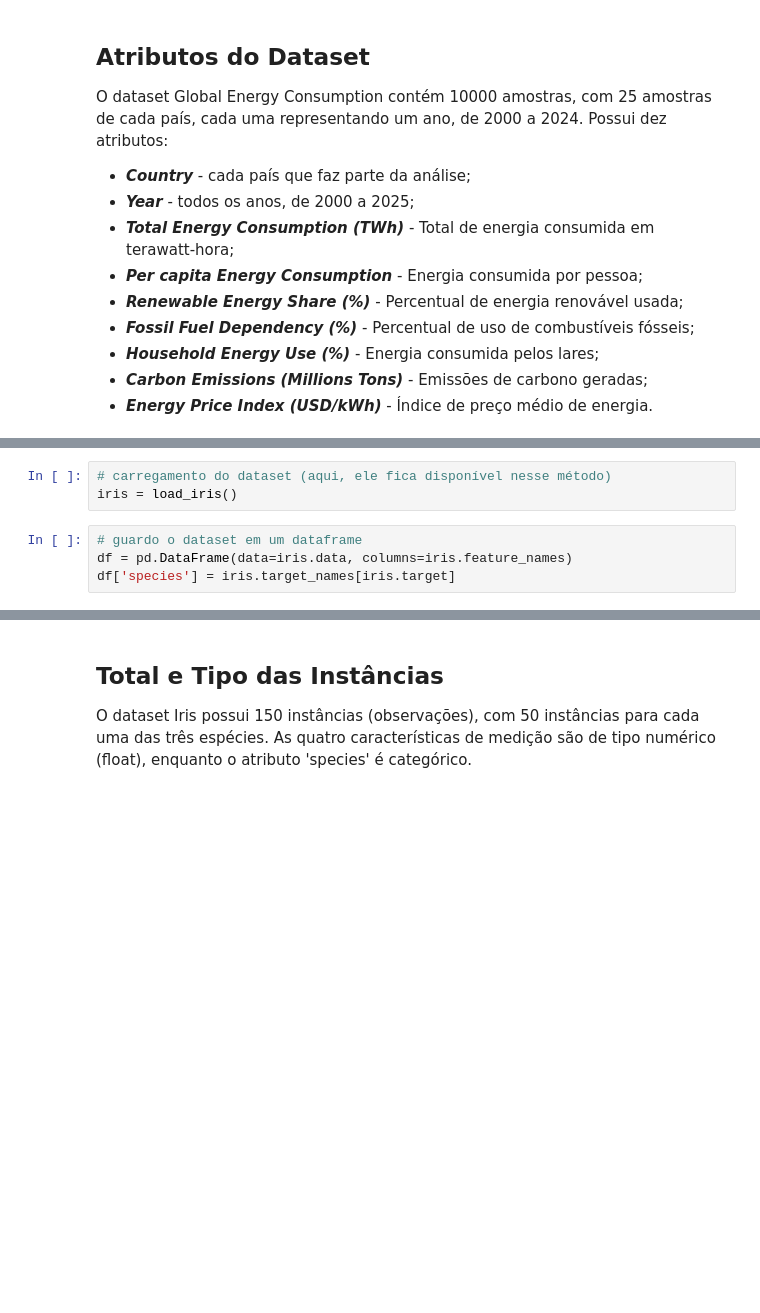
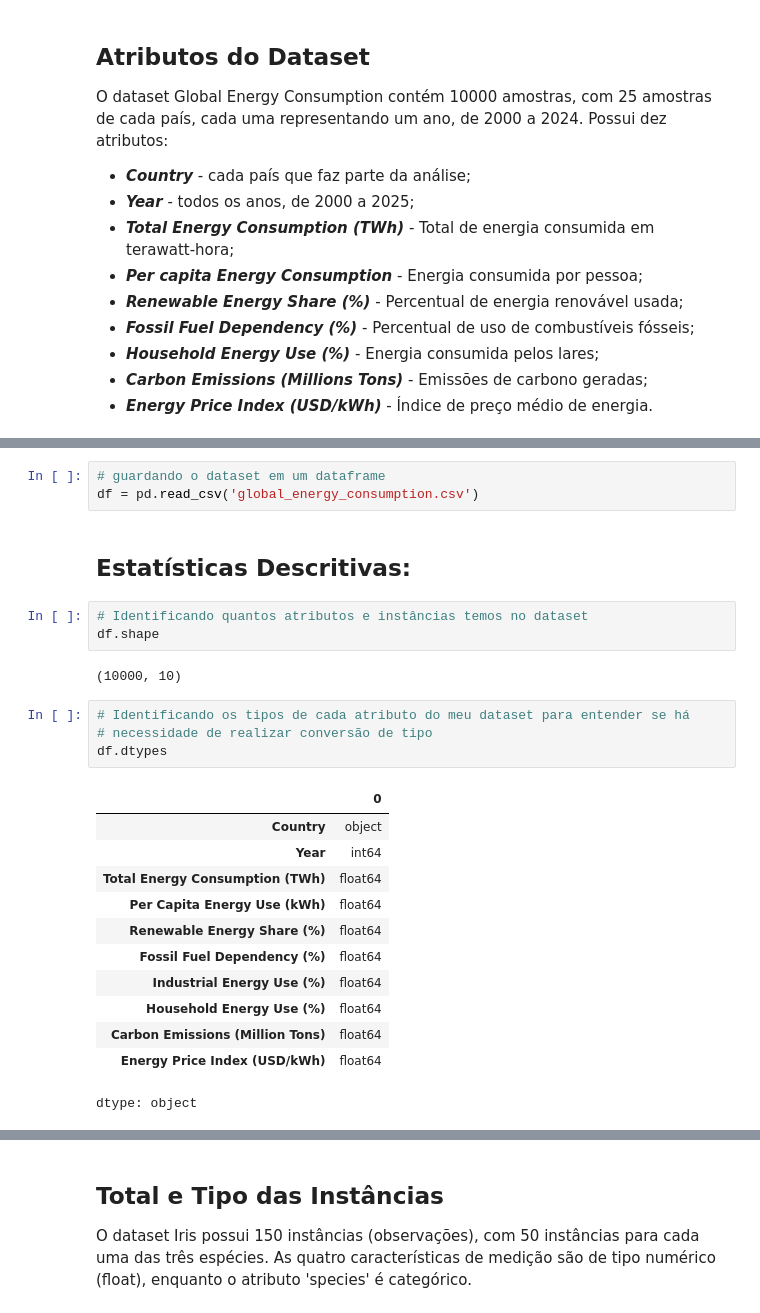
Before and after one commit to mateustabach/EntregasPUC, a Jupyter notebook: MVP_Mateus_Tabach.ipynb, the cells around one changed output, grey strips where cells are left out. Drawn from its saved outputs; the diff is of its cells as text; blank space fills up the shorter version.

```diff
--- a/MVP_Mateus_Tabach.ipynb
+++ b/MVP_Mateus_Tabach.ipynb
@@ -83,10 +90,30 @@ from sklearn.pipeline import Pipeline
-# %%
-# carregamento do dataset (aqui, ele fica disponível nesse método)
-iris = load_iris()
 # %%
-# guardo o dataset em um dataframe
-df = pd.DataFrame(data=iris.data, columns=iris.feature_names)
-df['species'] = iris.target_names[iris.target]
+# guardando o dataset em um dataframe
+df = pd.read_csv('global_energy_consumption.csv')
+# %% [markdown]
+## Estatísticas Descritivas:
+# %%
+# Identificando quantos atributos e instâncias temos no dataset
+df.shape
+# %% [output]
+(10000, 10)
+# %%
+# Identificando os tipos de cada atributo do meu dataset para entender se há
+# necessidade de realizar conversão de tipo
+df.dtypes
+# %% [output]
+|  | 0 |
+| Country | object |
+| Year | int64 |
+| Total Energy Consumption (TWh) | float64 |
+| Per Capita Energy Use (kWh) | float64 |
+| Renewable Energy Share (%) | float64 |
+| Fossil Fuel Dependency (%) | float64 |
+| Industrial Energy Use (%) | float64 |
+| Household Energy Use (%) | float64 |
+| Carbon Emissions (Million Tons) | float64 |
+| Energy Price Index (USD/kWh) | float64 |
+dtype: object
 # %%
 # primeiras linhas
 df.head()
```
Also changed, not shown: parts of 10 cells of this notebook.
